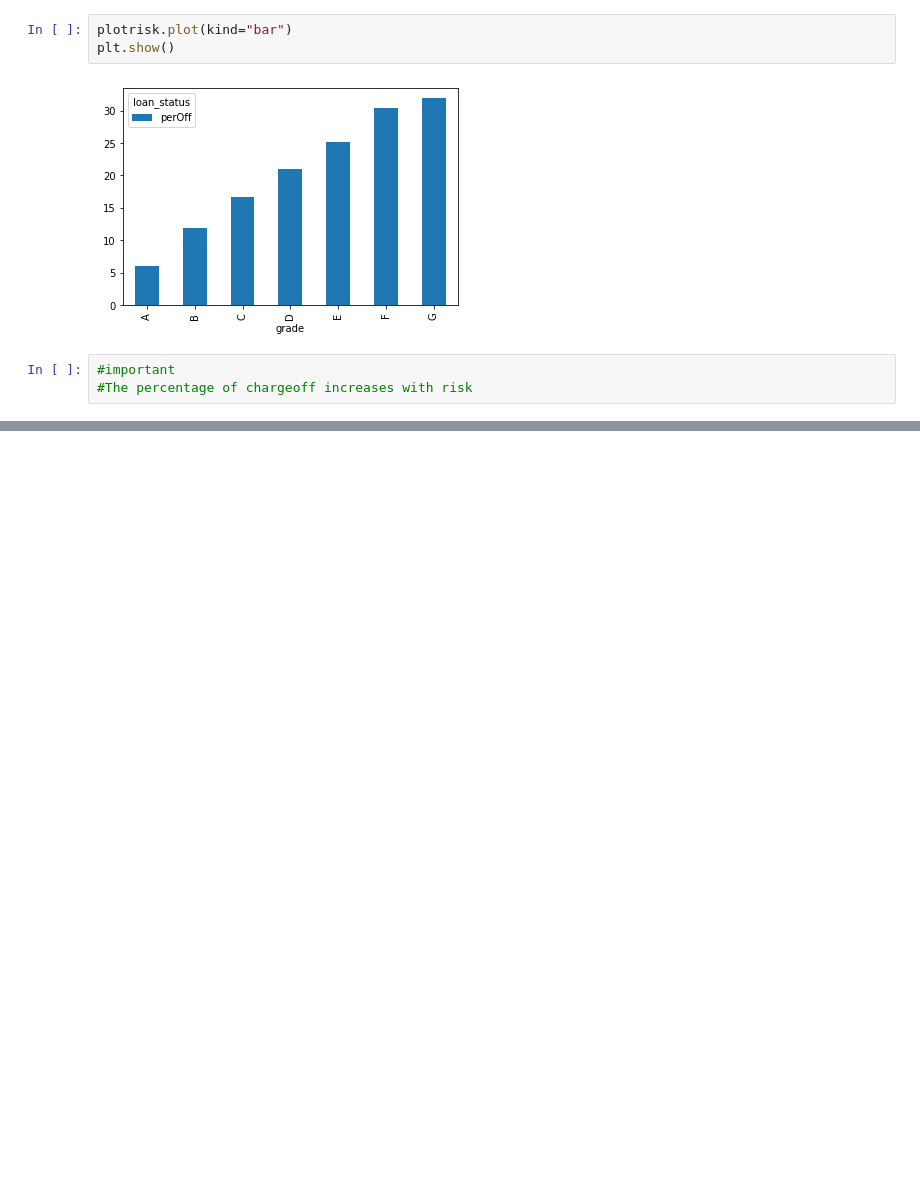
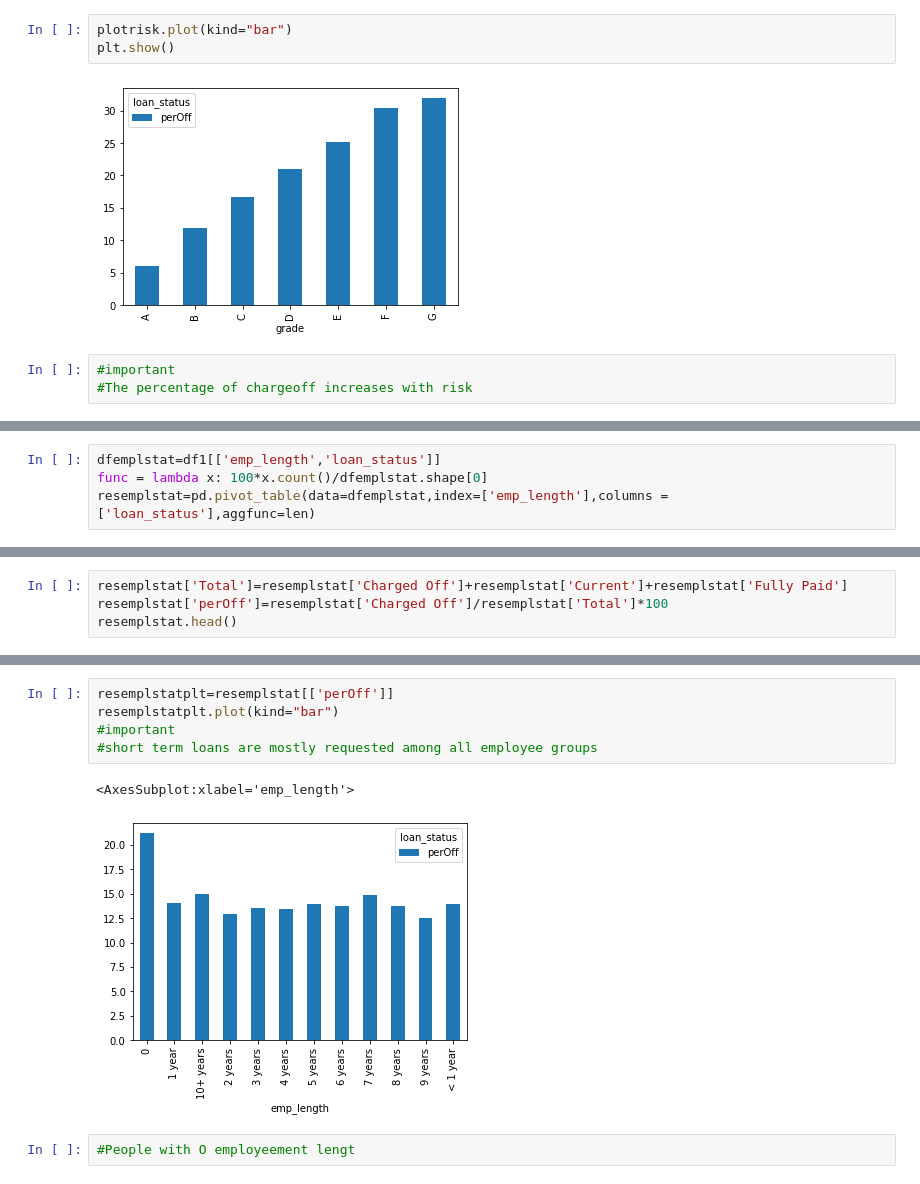
Before and after one commit to sreedevisreekumar/machinelearning, a Jupyter notebook: Assignment.ipynb, the cells around one changed output, grey strips where cells are left out. Drawn from its saved outputs; the diff is of its cells as text; blank space fills up the shorter version.

```diff
--- a/Assignment.ipynb
+++ b/Assignment.ipynb
@@ -495,0 +587,4 @@ plt.show()
+# %%
+dfemplstat=df1[['emp_length','loan_status']]
+func = lambda x: 100*x.count()/dfemplstat.shape[0]
+resemplstat=pd.pivot_table(data=dfemplstat,index=['emp_length'],columns =['loan_status'],aggfunc=len)
@@ -495,0 +601,4 @@ plt.show()
+# %%
+resemplstat['Total']=resemplstat['Charged Off']+resemplstat['Current']+resemplstat['Fully Paid']
+resemplstat['perOff']=resemplstat['Charged Off']/resemplstat['Total']*100
+resemplstat.head()
@@ -495,0 +613,10 @@ plt.show()
+# %%
+resemplstatplt=resemplstat[['perOff']]
+resemplstatplt.plot(kind="bar")
+#important
+#short term loans are mostly requested among all employee groups
+# %% [output]
+<AxesSubplot:xlabel='emp_length'>
+[figure, added]
+# %%
+#People with O employeement lengt
```
Also changed, not shown: parts of 14 cells of this notebook.
